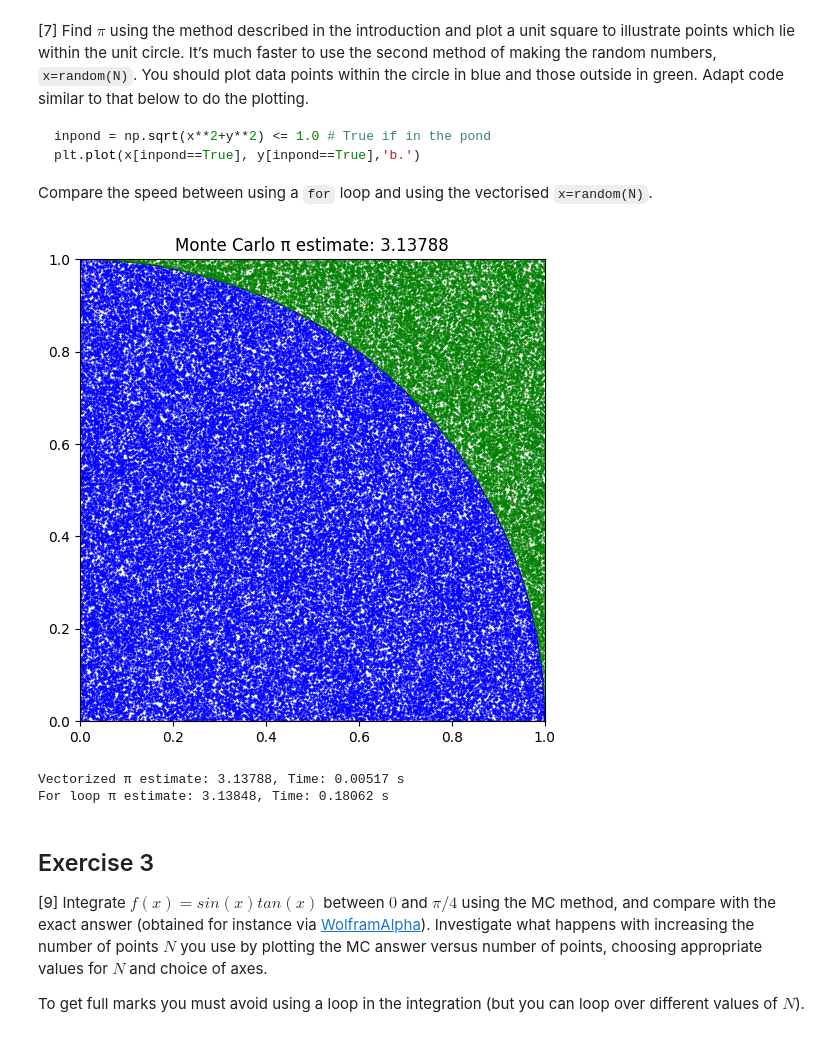
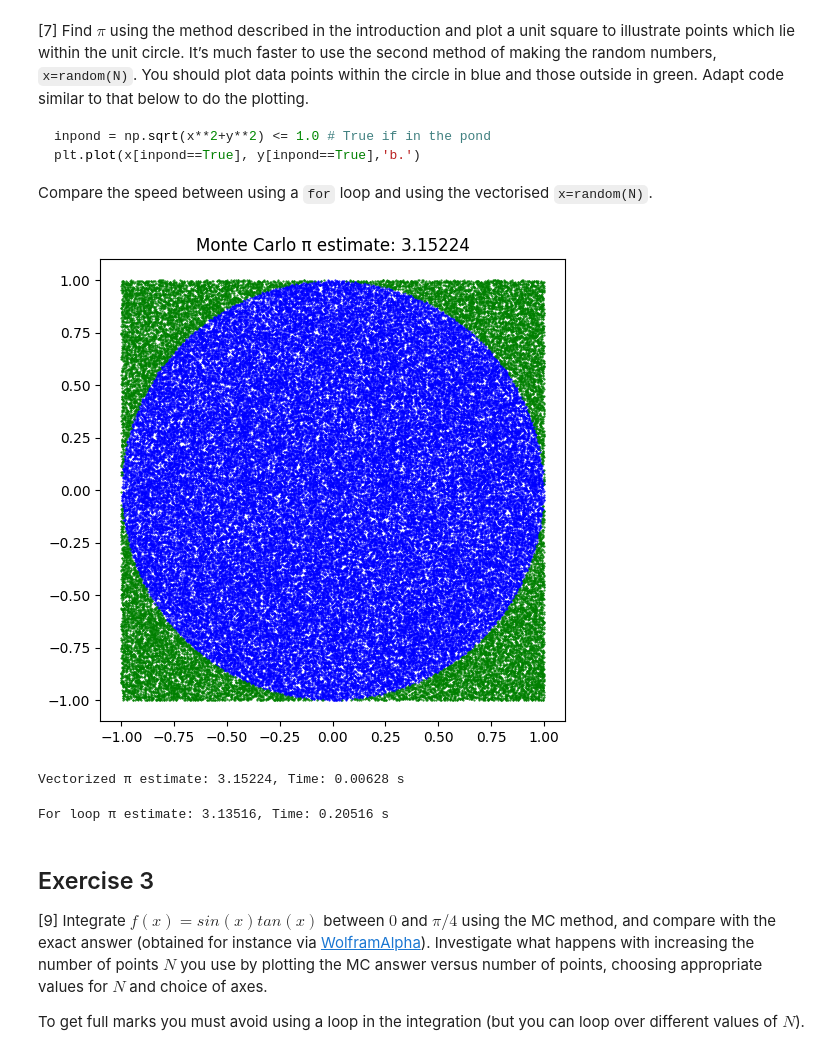
Before and after one commit to PX2145-2025/week-6-b-becca123427, a Jupyter notebook: monte_carlo.ipynb, the cells around one changed output. Saved outputs shown, nothing was run; the diff lists cells and outputs as text; code cells hidden in the pictures.

````diff
--- a/monte_carlo.ipynb
+++ b/monte_carlo.ipynb
@@ -240,54 +223,47 @@ plt.plot(x[inpond==True], y[inpond==True],'b.')
 ```
  Compare the speed between using a `for` loop and using the vectorised `x=random(N)`.
 # %%
-import numpy as np
-from numpy.random import random, normal, seed
-import matplotlib.pyplot as plt
-
 import numpy as np
 import matplotlib.pyplot as plt
 import time
 
 # Number of random points
 N = 100000
 
-# --- Vectorized method ---
+#Vectorized method
 start_vec = time.time()
-x = np.random.rand(N)
-y = np.random.rand(N)
-in_circle = np.sqrt(x**2 + y**2) <= 1.0
-pi_estimate_vec = 4 * np.sum(in_circle) / N
+x = 2*np.random.rand(N)-1
+y = 2*np.random.rand(N)-1
+inpond = np.sqrt(x**2 + y**2) <= 1.0
+pi_estimate_vec = 4 * np.sum(inpond) / N
 end_vec = time.time()
 
 # Plot points
 plt.figure(figsize=(6, 6))
-plt.plot(x[in_circle], y[in_circle], 'b.', markersize=1)  # Inside circle
-plt.plot(x[~in_circle], y[~in_circle], 'g.', markersize=1)  # Outside circle
-circle = plt.Circle((0, 0), 1, color='black', fill=False)
-plt.gca().add_artist(circle)
+plt.plot(x[inpond==True], y[inpond==True], 'b.', markersize=1)  # Inside circle
+plt.plot(x[inpond==False], y[inpond==False], 'g.', markersize=1)  # Outside circle
 plt.title(f"Monte Carlo π estimate: {pi_estimate_vec:.5f}")
-plt.xlim(0, 1)
-plt.ylim(0, 1)
 plt.show()
 
 print(f"Vectorized π estimate: {pi_estimate_vec:.5f}, Time: {end_vec - start_vec:.5f} s")
-
-# --- For loop method ---
-start_loop = time.time()
-count = 0
-for _ in range(N):
-    xi = np.random.rand()
-    yi = np.random.rand()
-    if xi**2 + yi**2 <= 1.0:
-        count += 1
-pi_estimate_loop = 4 * count / N
-end_loop = time.time()
-
-print(f"For loop π estimate: {pi_estimate_loop:.5f}, Time: {end_loop - start_loop:.5f} s")
 # %% [output]
-[figure, old version]
+[figure, new version]
-Vectorized π estimate: 3.13788, Time: 0.00517 s
-For loop π estimate: 3.13848, Time: 0.18062 s
+Vectorized π estimate: 3.15224, Time: 0.00628 s
+# %%
+# --- For loop method ---
+start_loop = time.time()
+n = 0
+for i in range(N):
+    x_loop = 2*random()-1
+    y_loop = 2*random()-1
+    if x_loop**2 + y_loop**2 <= 1.0:
+        n += 1
+pi_estimate_loop = 4 * n / N
+end_loop = time.time()
+
+print(f"For loop π estimate: {pi_estimate_loop:.5f}, Time: {end_loop - start_loop:.5f} s")
+# %% [output]
+For loop π estimate: 3.13516, Time: 0.20516 s
 # %% [markdown]
 ## Exercise 3
 
````
Also changed, not shown: parts of 13 cells of this notebook.
